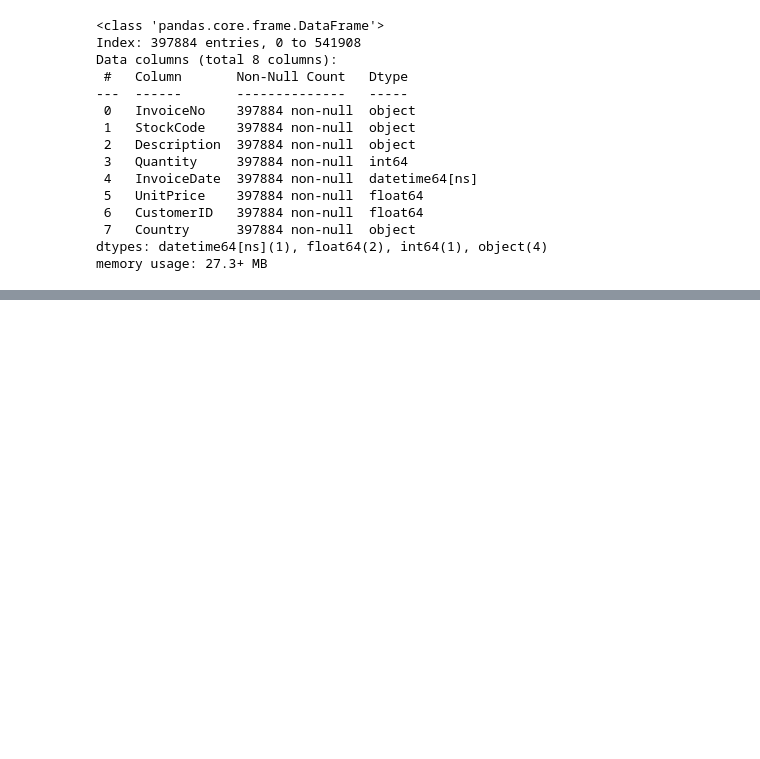
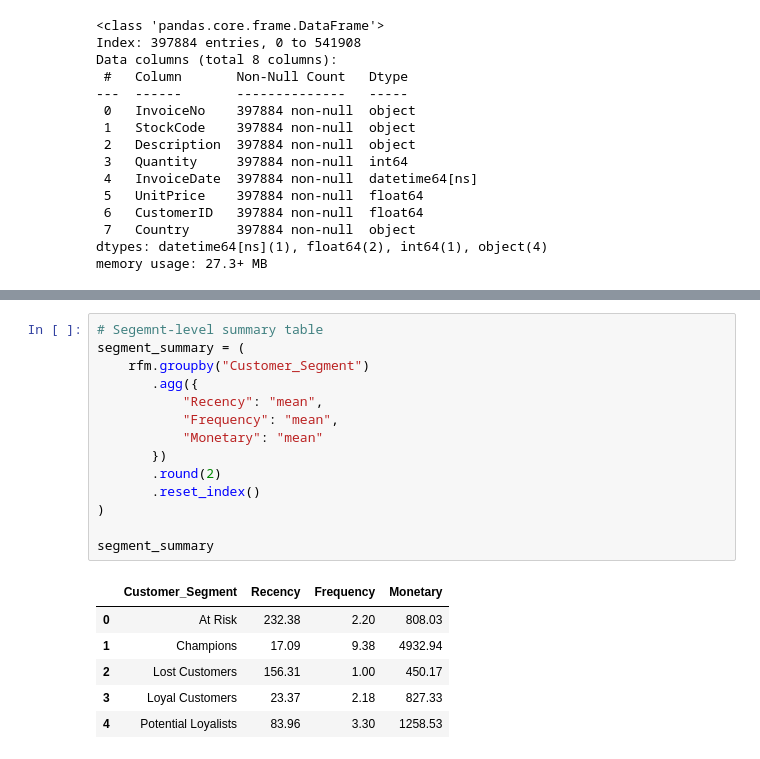
Before and after one commit to nihma-2002/customer-segmentation-analysis, a Jupyter notebook: notebooks/01_rfm_analysis.ipynb, the cells around one changed output, grey strips where cells are left out. Drawn from its saved outputs; the diff is of its cells as text; blank space fills up the shorter version.

```diff
--- a/notebooks/01_rfm_analysis.ipynb
+++ b/notebooks/01_rfm_analysis.ipynb
@@ -70,0 +169,21 @@ memory usage: 27.3+ MB
+# %%
+# Segemnt-level summary table
+segment_summary = (
+    rfm.groupby("Customer_Segment")
+       .agg({
+           "Recency": "mean",
+           "Frequency": "mean",
+           "Monetary": "mean"
+       })
+       .round(2)
+       .reset_index()
+)
+
+segment_summary
+# %% [output]
+|  | Customer_Segment | Recency | Frequency | Monetary |
+| 0 | At Risk | 232.38 | 2.20 | 808.03 |
+| 1 | Champions | 17.09 | 9.38 | 4932.94 |
+| 2 | Lost Customers | 156.31 | 1.00 | 450.17 |
+| 3 | Loyal Customers | 23.37 | 2.18 | 827.33 |
+| 4 | Potential Loyalists | 83.96 | 3.30 | 1258.53 |
```
Also changed, not shown: parts of 8 cells of this notebook.
